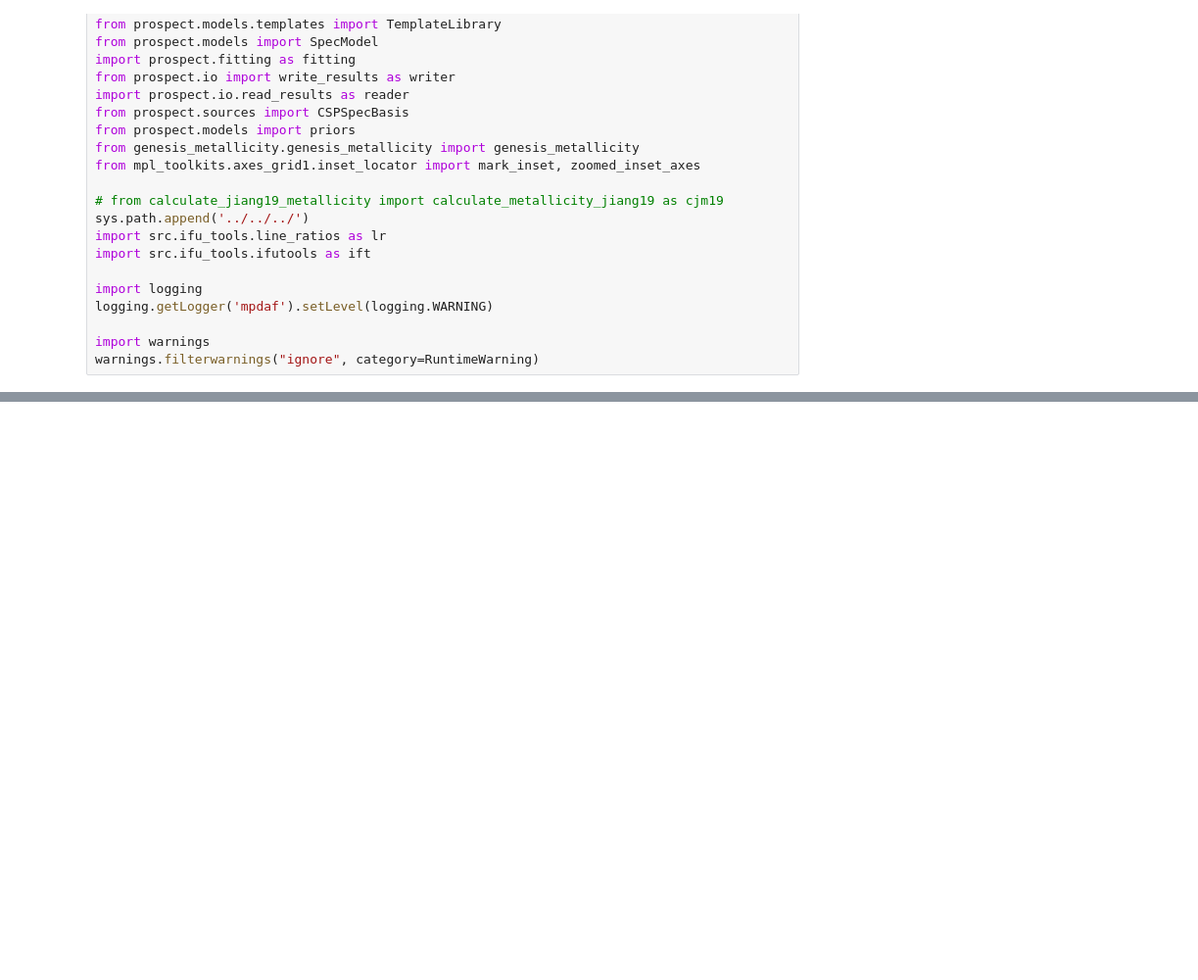
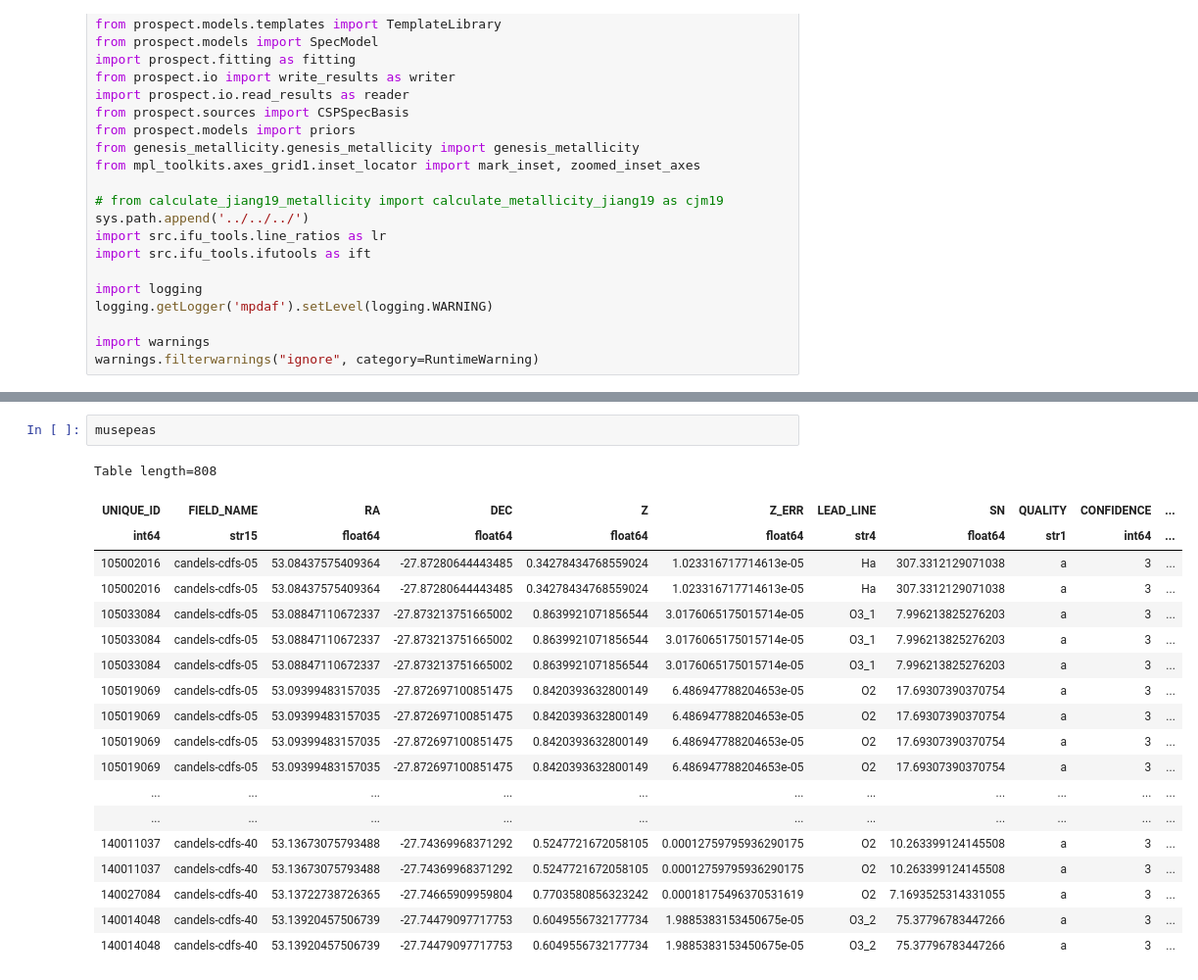
Before and after one commit to 0hardytom/eelgs, a Jupyter notebook: notebooks/epiph/week6-7/analysiswk67.ipynb, the cells around one changed output, grey strips where cells are left out. Shown at 98% size. Saved outputs shown, nothing was run; the diff lists cells and outputs as text; blank space fills up the shorter version.

```diff
--- a/notebooks/epiph/week6-7/analysiswk67.ipynb
+++ b/notebooks/epiph/week6-7/analysiswk67.ipynb
@@ -70,0 +208,22 @@ musewide = ascii.read('final_table.csv')
+# %%
+musepeas
+# %% [output]
+Table length=808
+| UNIQUE_ID | FIELD_NAME | RA | DEC | Z | Z_ERR | LEAD_LINE | SN | QUALITY | CONFIDENCE | ... |
+| int64 | str15 | float64 | float64 | float64 | float64 | str4 | float64 | str1 | int64 | ... |
+| 105002016 | candels-cdfs-05 | 53.08437575409364 | -27.87280644443485 | 0.34278434768559024 | 1.023316717714613e-05 | Ha | 307.3312129071038 | a | 3 | ... |
+| 105002016 | candels-cdfs-05 | 53.08437575409364 | -27.87280644443485 | 0.34278434768559024 | 1.023316717714613e-05 | Ha | 307.3312129071038 | a | 3 | ... |
+| 105033084 | candels-cdfs-05 | 53.08847110672337 | -27.873213751665002 | 0.8639921071856544 | 3.0176065175015714e-05 | O3_1 | 7.996213825276203 | a | 3 | ... |
+| 105033084 | candels-cdfs-05 | 53.08847110672337 | -27.873213751665002 | 0.8639921071856544 | 3.0176065175015714e-05 | O3_1 | 7.996213825276203 | a | 3 | ... |
+| 105033084 | candels-cdfs-05 | 53.08847110672337 | -27.873213751665002 | 0.8639921071856544 | 3.0176065175015714e-05 | O3_1 | 7.996213825276203 | a | 3 | ... |
+| 105019069 | candels-cdfs-05 | 53.09399483157035 | -27.872697100851475 | 0.8420393632800149 | 6.486947788204653e-05 | O2 | 17.69307390370754 | a | 3 | ... |
+| 105019069 | candels-cdfs-05 | 53.09399483157035 | -27.872697100851475 | 0.8420393632800149 | 6.486947788204653e-05 | O2 | 17.69307390370754 | a | 3 | ... |
+| 105019069 | candels-cdfs-05 | 53.09399483157035 | -27.872697100851475 | 0.8420393632800149 | 6.486947788204653e-05 | O2 | 17.69307390370754 | a | 3 | ... |
+| 105019069 | candels-cdfs-05 | 53.09399483157035 | -27.872697100851475 | 0.8420393632800149 | 6.486947788204653e-05 | O2 | 17.69307390370754 | a | 3 | ... |
+| ... | ... | ... | ... | ... | ... | ... | ... | ... | ... | ... |
+| ... | ... | ... | ... | ... | ... | ... | ... | ... | ... | ... |
+| 140011037 | candels-cdfs-40 | 53.13673075793488 | -27.74369968371292 | 0.5247721672058105 | 0.00012759795936290175 | O2 | 10.263399124145508 | a | 3 | ... |
+| 140011037 | candels-cdfs-40 | 53.13673075793488 | -27.74369968371292 | 0.5247721672058105 | 0.00012759795936290175 | O2 | 10.263399124145508 | a | 3 | ... |
+| 140027084 | candels-cdfs-40 | 53.13722738726365 | -27.74665909959804 | 0.7703580856323242 | 0.00018175496370531619 | O2 | 7.1693525314331055 | a | 3 | ... |
+| 140014048 | candels-cdfs-40 | 53.13920457506739 | -27.74479097717753 | 0.6049556732177734 | 1.9885383153450675e-05 | O3_2 | 75.37796783447266 | a | 3 | ... |
+| 140014048 | candels-cdfs-40 | 53.13920457506739 | -27.74479097717753 | 0.6049556732177734 | 1.9885383153450675e-05 | O3_2 | 75.37796783447266 | a | 3 | ... |
```
Also changed, not shown: parts of 4 cells of this notebook.
